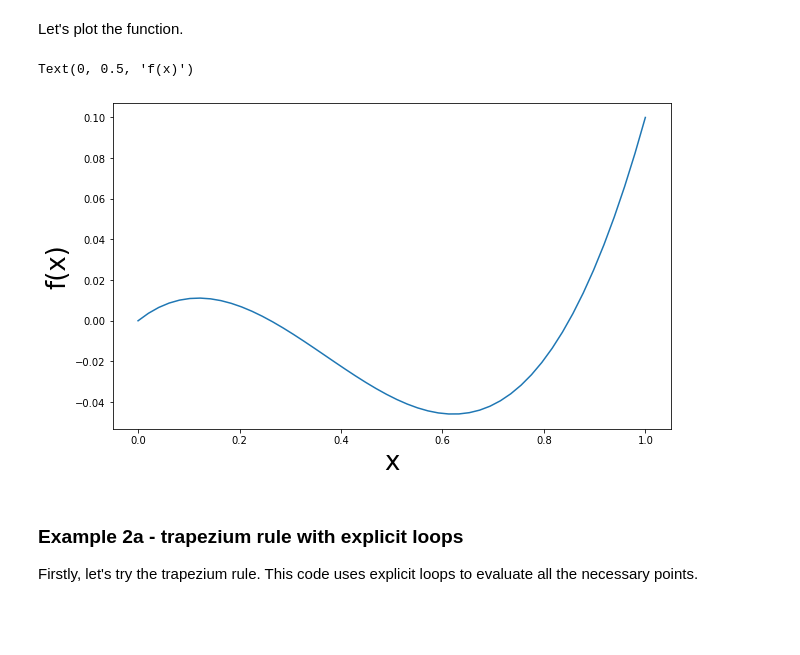
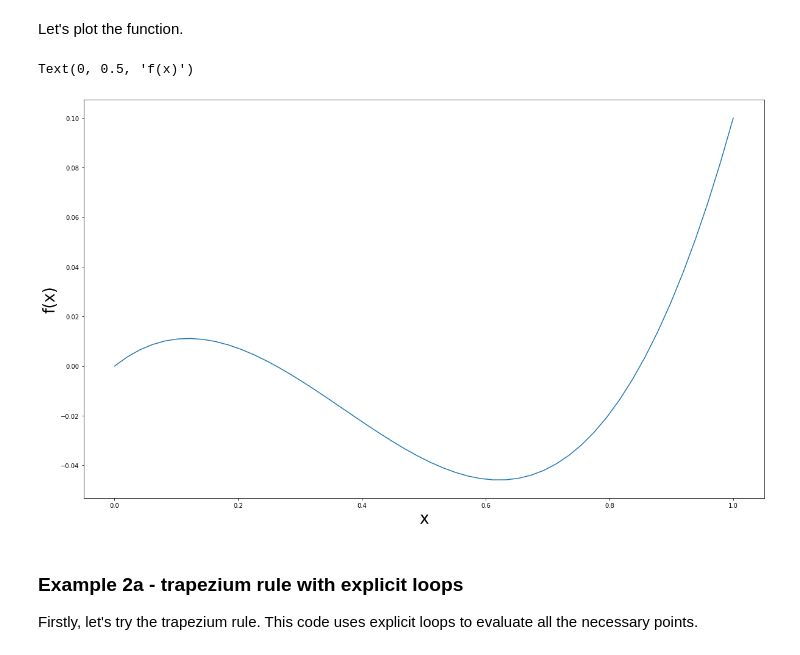
Before and after one commit to C-H-Simpson/profiling_example, a Jupyter notebook: Profiling.ipynb, the cells around one changed output. Saved outputs shown, nothing was run; the diff lists cells and outputs as text; code cells hidden in the pictures; blank space fills up the shorter version.

```diff
--- a/Profiling.ipynb
+++ b/Profiling.ipynb
@@ -145,14 +143,14 @@ true_integral: -0.008333333333333304
 Let's plot the function.
 # %%
 import matplotlib.pyplot as plt
-plt.figure(figsize=(10,6))
+plt.figure(figsize=(20,12))
 x = linspace(*lims)
 plt.plot(x, f(x))
 plt.xlabel('x', fontsize=26)
 plt.ylabel('f(x)', fontsize=26)
 # %% [output]
 Text(0, 0.5, 'f(x)')
-[figure, old version]
+[figure, new version]
 # %% [markdown]
 ### Example 2a - trapezium rule with explicit loops
 Firstly, let's try the trapezium rule. This code uses explicit loops to evaluate all the necessary points.
```
Also changed, not shown: parts of 14 cells of this notebook.
